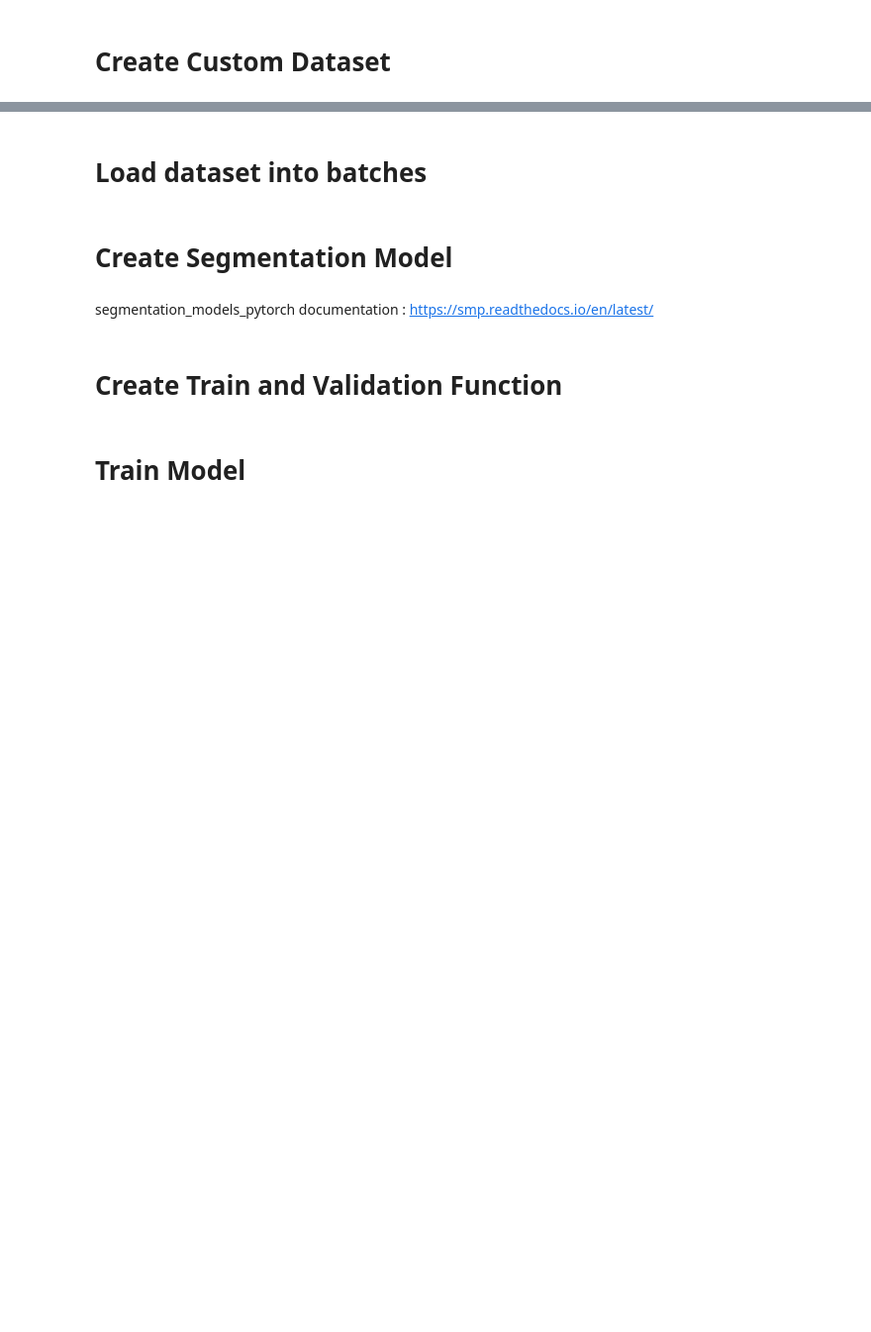
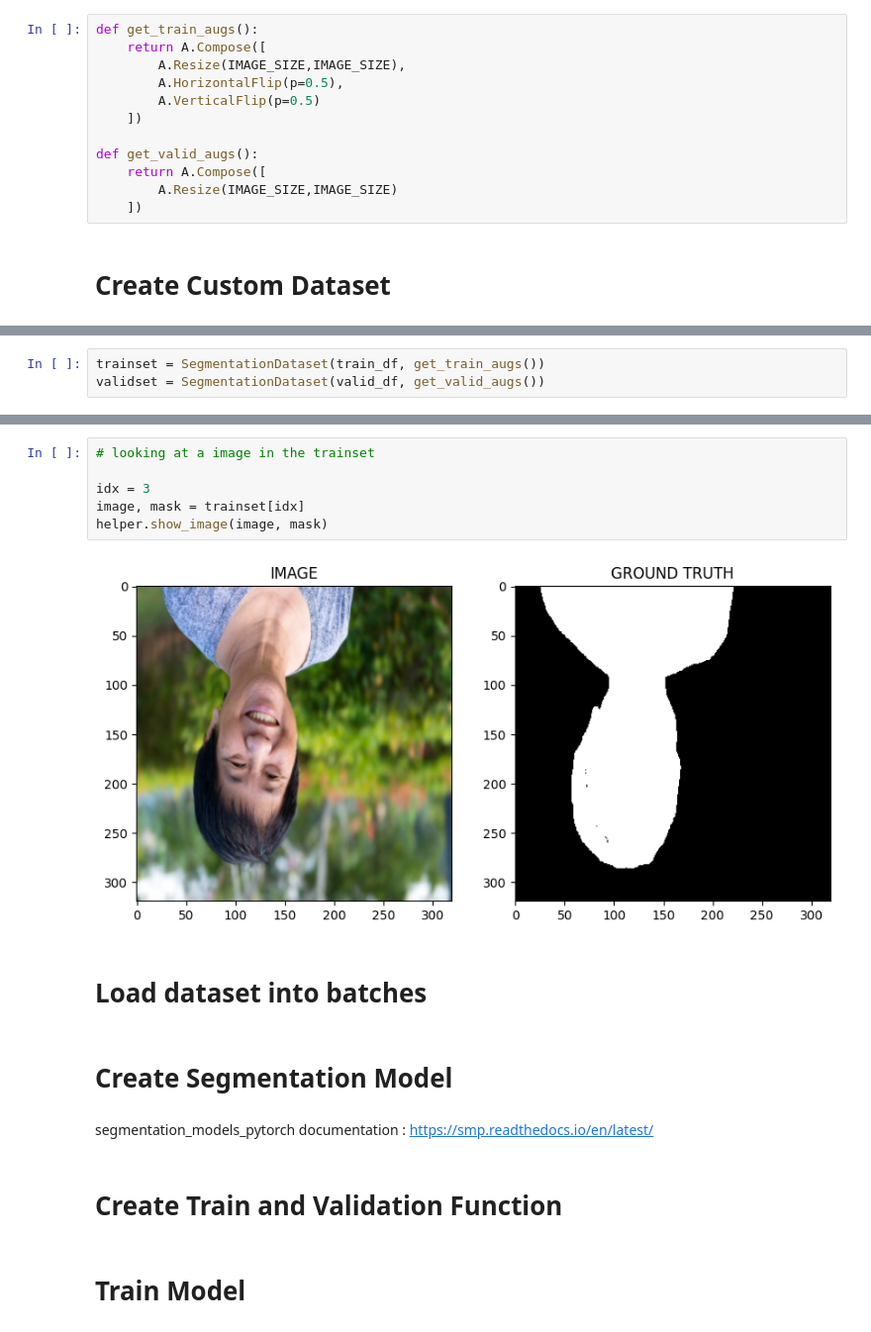
Before and after one commit to adriangrana2/pytorchLabs, a Jupyter notebook: Deep_Learning_with_PyTorch_ImageSegmentation.ipynb, the cells around one changed output, grey strips where cells are left out. Shown at 99% size. Drawn from its saved outputs; the diff is of its cells as text; blank space fills up the shorter version.

Commit message:
adding augmentations and creating custom dataset

```diff
--- a/Deep_Learning_with_PyTorch_ImageSegmentation.ipynb
+++ b/Deep_Learning_with_PyTorch_ImageSegmentation.ipynb
@@ -88,2 +90,14 @@ albumentation documentation : https://albumentations.ai/docs/
+# %%
+def get_train_augs():
+    return A.Compose([
+        A.Resize(IMAGE_SIZE,IMAGE_SIZE),
+        A.HorizontalFlip(p=0.5),
+        A.VerticalFlip(p=0.5)
+    ])
+
+def get_valid_augs():
+    return A.Compose([
+        A.Resize(IMAGE_SIZE,IMAGE_SIZE)
+    ])
 # %% [markdown]
 # Create Custom Dataset
@@ -90,3 +143,6 @@ albumentation documentation : https://albumentations.ai/docs/
+# %%
+trainset = SegmentationDataset(train_df, get_train_augs())
+validset = SegmentationDataset(valid_df, get_valid_augs())
 # %%
 print(f"Size of Trainset : {len(trainset)}")
 print(f"Size of Validset : {len(validset)}")
@@ -93,3 +152,11 @@ print(f"Size of Validset : {len(validset)}")
+# %%
+# looking at a image in the trainset
+
+idx = 3
+image, mask = trainset[idx]
+helper.show_image(image, mask)
+# %% [output]
+[figure, added]
 # %% [markdown]
 # Load dataset into batches
 # %% [markdown]
```
Also changed, not shown: parts of 4 cells of this notebook.
